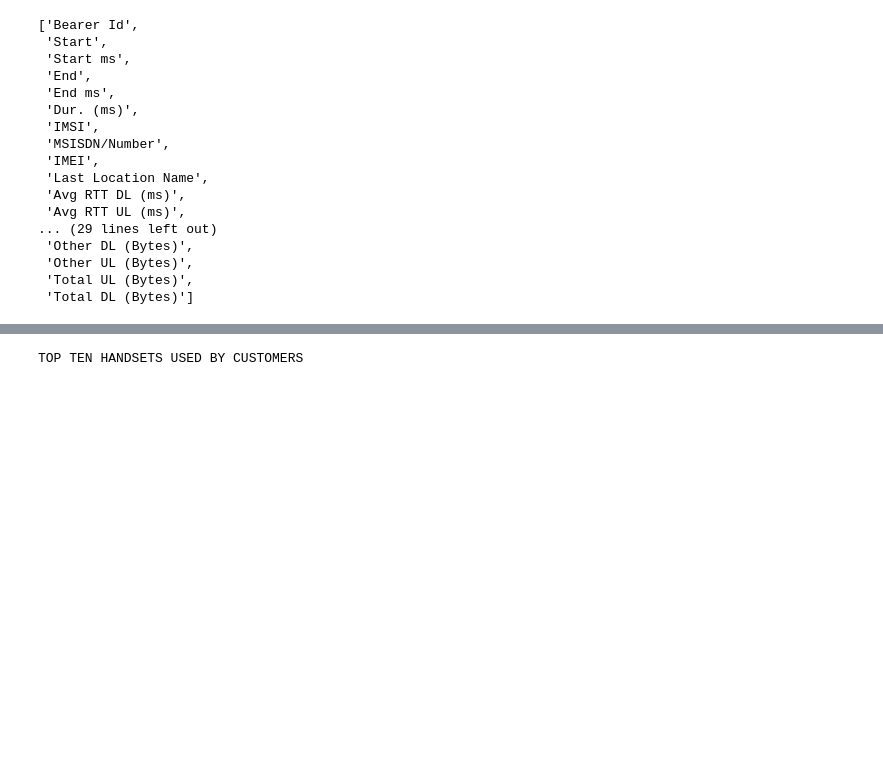
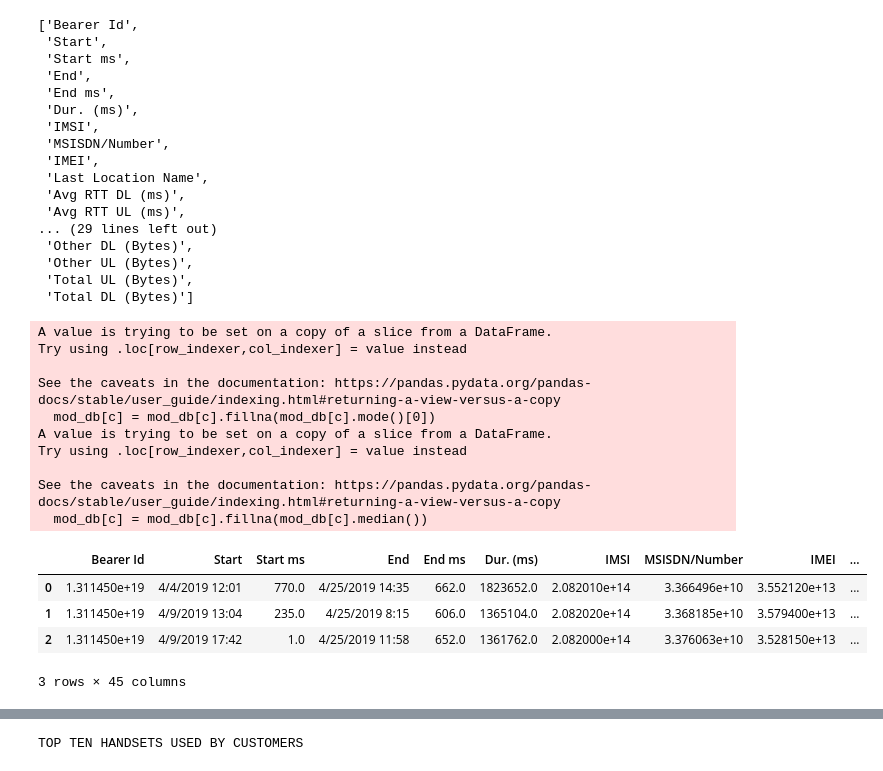
Before and after one commit to sel6/TellCo_Data_Analysis, a Jupyter notebook: notebooks/Data_Explore.ipynb, the cells around one changed output, grey strips where cells are left out. Drawn from its saved outputs; the diff is of its cells as text; code cells hidden in the pictures; blank space fills up the shorter version.

```diff
--- a/notebooks/Data_Explore.ipynb
+++ b/notebooks/Data_Explore.ipynb
@@ -132,4 +134,32 @@ Modified Dataframe Columns:
  'Other UL (Bytes)',
  'Total UL (Bytes)',
  'Total DL (Bytes)']
+# %%
+#store object type columns and numberic type columns in different lists
+obj_type = [col for col in mod_db.columns.tolist() if mod_db.dtypes[col] == object]
+num_type = [col for col in mod_db.columns.tolist() if mod_db.dtypes[col] == float]
+#for object type columns use mode
+for c in obj_type:
+    mod_db[c] = mod_db[c].fillna(mod_db[c].mode()[0])
+#for numeric type columns use median
+for c in num_type:
+    mod_db[c] = mod_db[c].fillna(mod_db[c].median())
+
+mod_db.head(3)
+# %% [output]
+A value is trying to be set on a copy of a slice from a DataFrame.
+Try using .loc[row_indexer,col_indexer] = value instead
+
+See the caveats in the documentation: https://pandas.pydata.org/pandas-docs/stable/user_guide/indexing.html#returning-a-view-versus-a-copy
+  mod_db[c] = mod_db[c].fillna(mod_db[c].mode()[0])
+A value is trying to be set on a copy of a slice from a DataFrame.
+Try using .loc[row_indexer,col_indexer] = value instead
+
+See the caveats in the documentation: https://pandas.pydata.org/pandas-docs/stable/user_guide/indexing.html#returning-a-view-versus-a-copy
+  mod_db[c] = mod_db[c].fillna(mod_db[c].median())
+|  | Bearer Id | Start | Start ms | End | End ms | Dur. (ms) | IMSI | MSISDN/Number | IMEI | ... |
+| 0 | 1.311450e+19 | 4/4/2019 12:01 | 770.0 | 4/25/2019 14:35 | 662.0 | 1823652.0 | 2.082010e+14 | 3.366496e+10 | 3.552120e+13 | ... |
+| 1 | 1.311450e+19 | 4/9/2019 13:04 | 235.0 | 4/25/2019 8:15 | 606.0 | 1365104.0 | 2.082020e+14 | 3.368185e+10 | 3.579400e+13 | ... |
+| 2 | 1.311450e+19 | 4/9/2019 17:42 | 1.0 | 4/25/2019 11:58 | 652.0 | 1361762.0 | 2.082000e+14 | 3.376063e+10 | 3.528150e+13 | ... |
+3 rows × 45 columns
 # %%
```
Also changed, not shown: parts of 6 cells of this notebook.
